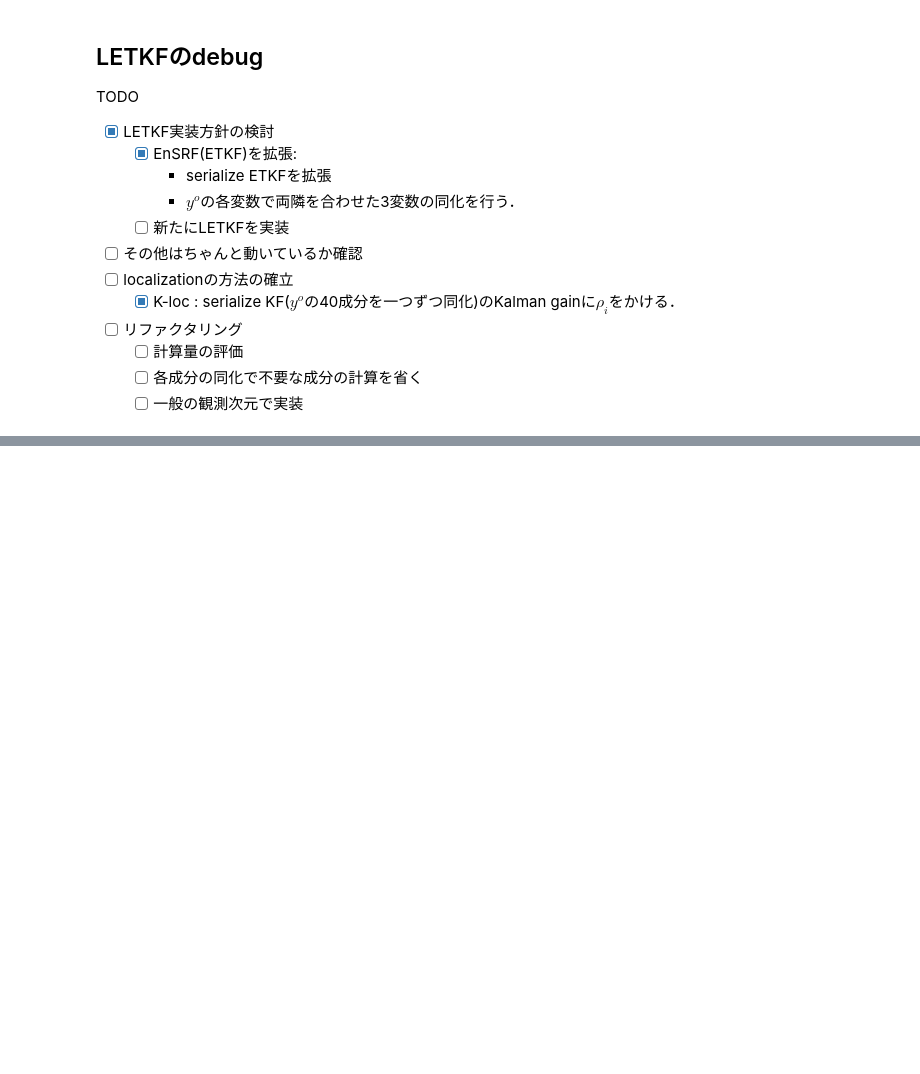
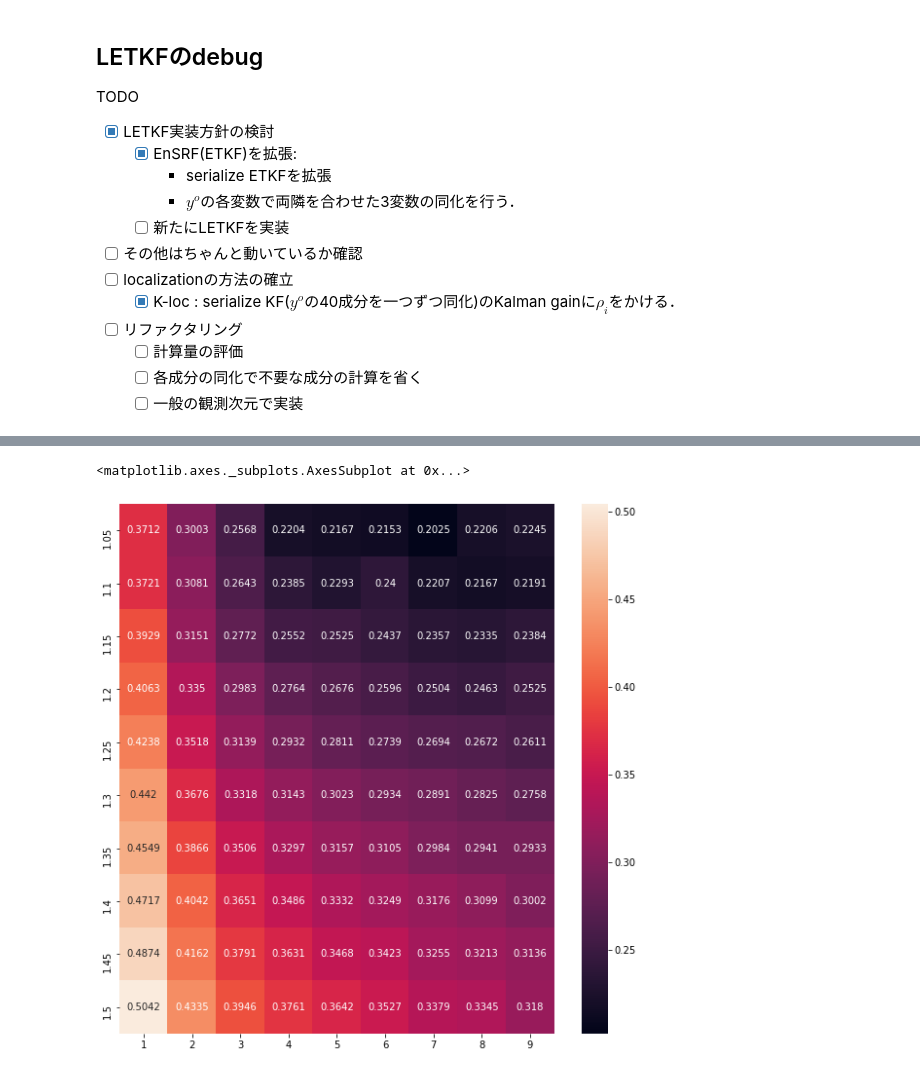
Before and after one commit to KotaTakeda/rccs_online_school, a Jupyter notebook: work_letkf.ipynb, the cells around one changed output, grey strips where cells are left out. Cells and saved outputs as stored; diff of their text form; code cells hidden in the pictures; blank space fills up the shorter version.

```diff
--- a/work_letkf.ipynb
+++ b/work_letkf.ipynb
@@ -93,0 +167,7 @@ P_0 = 25*I
+# %%
+df = pd.read_csv('data/letkf/letkf_alpha_c_rough.csv', index_col=0, header=0)
+fig = plt.figure(figsize=(10,10))
+sns.heatmap(df.iloc[1:, :9], annot=True, fmt='.4g')
+# %% [output]
+<matplotlib.axes._subplots.AxesSubplot at 0x...>
+[figure, added]
```
Also changed, not shown: parts of 18 cells of this notebook, 2 other files.
